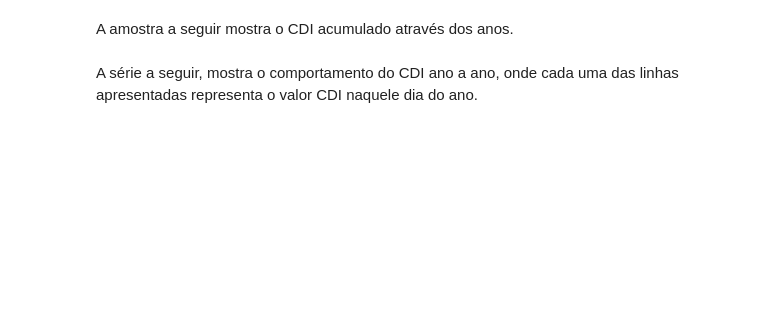
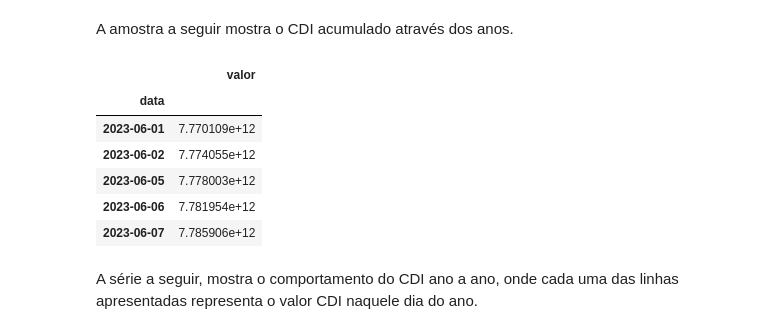
Before and after one commit to afukaya/Analise_Fundos_Investimentos, a Jupyter notebook: Analise_Fundos.ipynb, the cells around one changed output. Drawn from its saved outputs; the diff is of its cells as text; code cells hidden in the pictures; blank space fills up the shorter version.

```diff
--- a/Analise_Fundos.ipynb
+++ b/Analise_Fundos.ipynb
@@ -138,7 +154,15 @@ fig.show()
 # %% [markdown]
 A amostra a seguir mostra o CDI acumulado através dos anos.
 # %%
-df_cdi_acumulado.head()
+df_cdi_acumulado.tail()
+# %% [output]
+|  | valor |
+| data |  |
+| 2023-06-01 | 7.770109e+12 |
+| 2023-06-02 | 7.774055e+12 |
+| 2023-06-05 | 7.778003e+12 |
+| 2023-06-06 | 7.781954e+12 |
+| 2023-06-07 | 7.785906e+12 |
 # %%
 px.line(df_cdi_acumulado)
 # %% [markdown]
```
Also changed, not shown: parts of 11 cells of this notebook.
